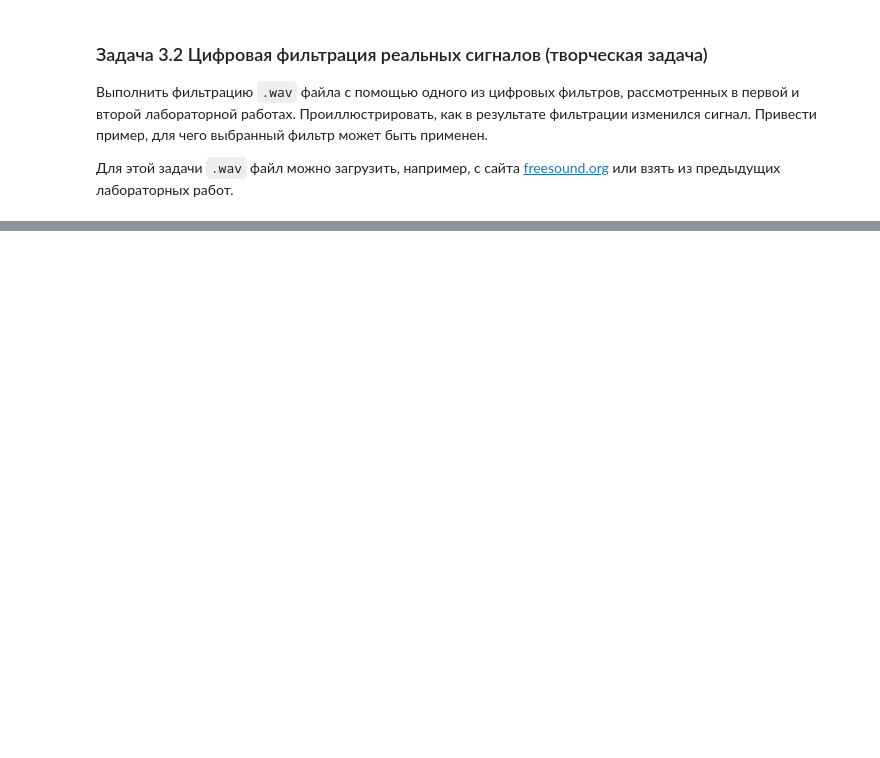
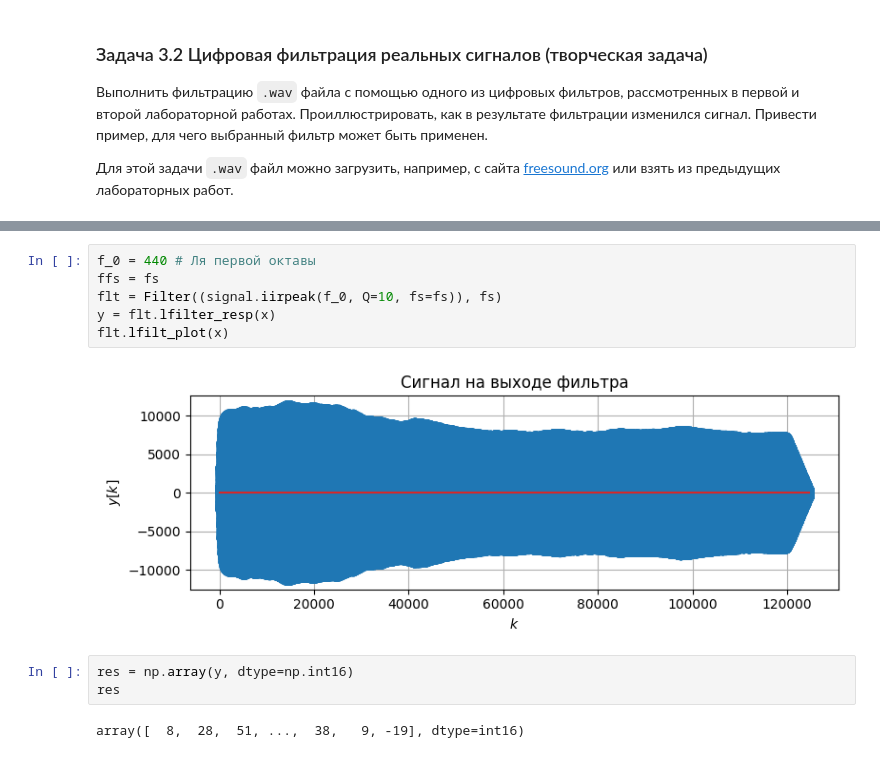
Before and after one commit to derzhavin3016/DSP-labs, a Jupyter notebook: lab3/Module3lab3_task.ipynb, the cells around one changed output, grey strips where cells are left out. Saved outputs shown, nothing was run; the diff lists cells and outputs as text; blank space fills up the shorter version.

```diff
--- a/lab3/Module3lab3_task.ipynb
+++ b/lab3/Module3lab3_task.ipynb
@@ -504,0 +529,13 @@ plt.legend()
+# %%
+f_0 = 440 # Ля первой октавы
+ffs = fs
+flt = Filter((signal.iirpeak(f_0, Q=10, fs=fs)), fs)
+y = flt.lfilter_resp(x)
+flt.lfilt_plot(x)
+# %% [output]
+[figure, added]
+# %%
+res = np.array(y, dtype=np.int16)
+res
+# %% [output]
+array([  8,  28,  51, ...,  38,   9, -19], dtype=int16)
```
Also changed, not shown: parts of 5 cells of this notebook, 1 other file.
